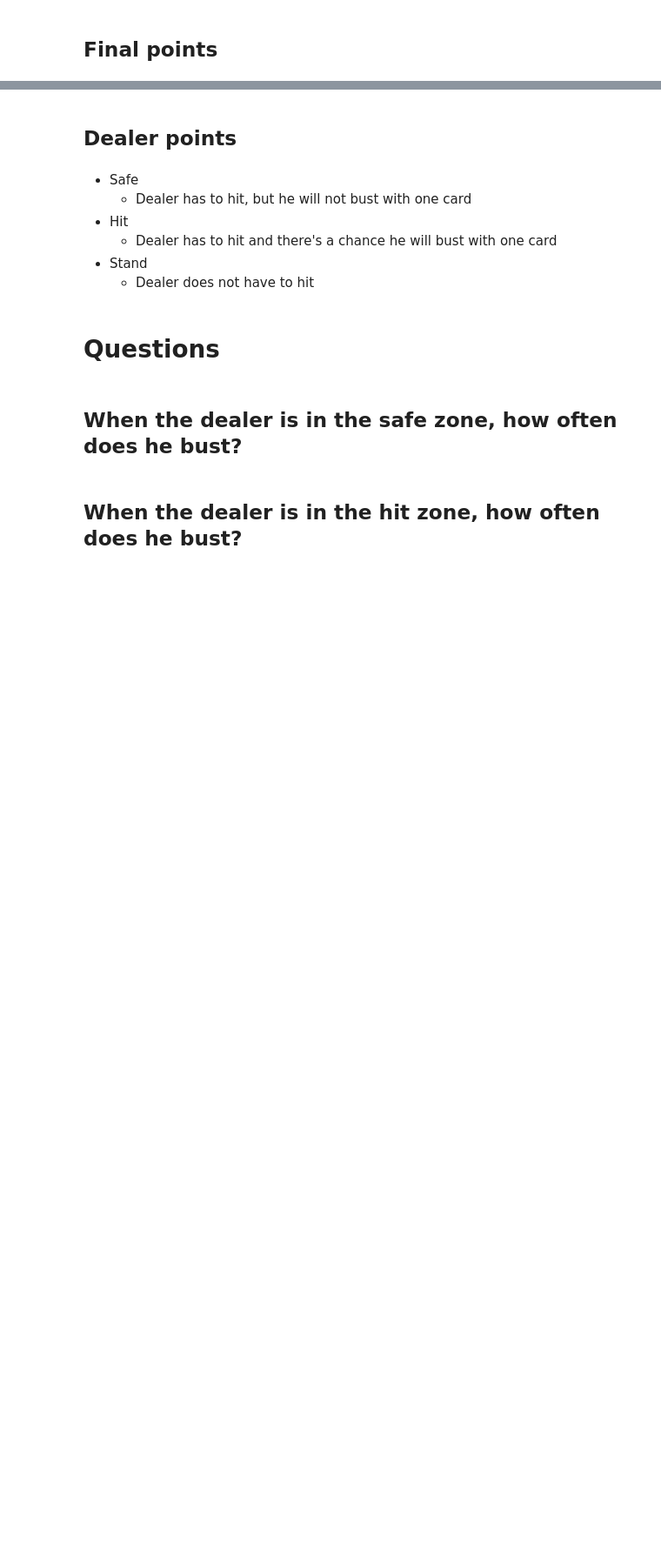
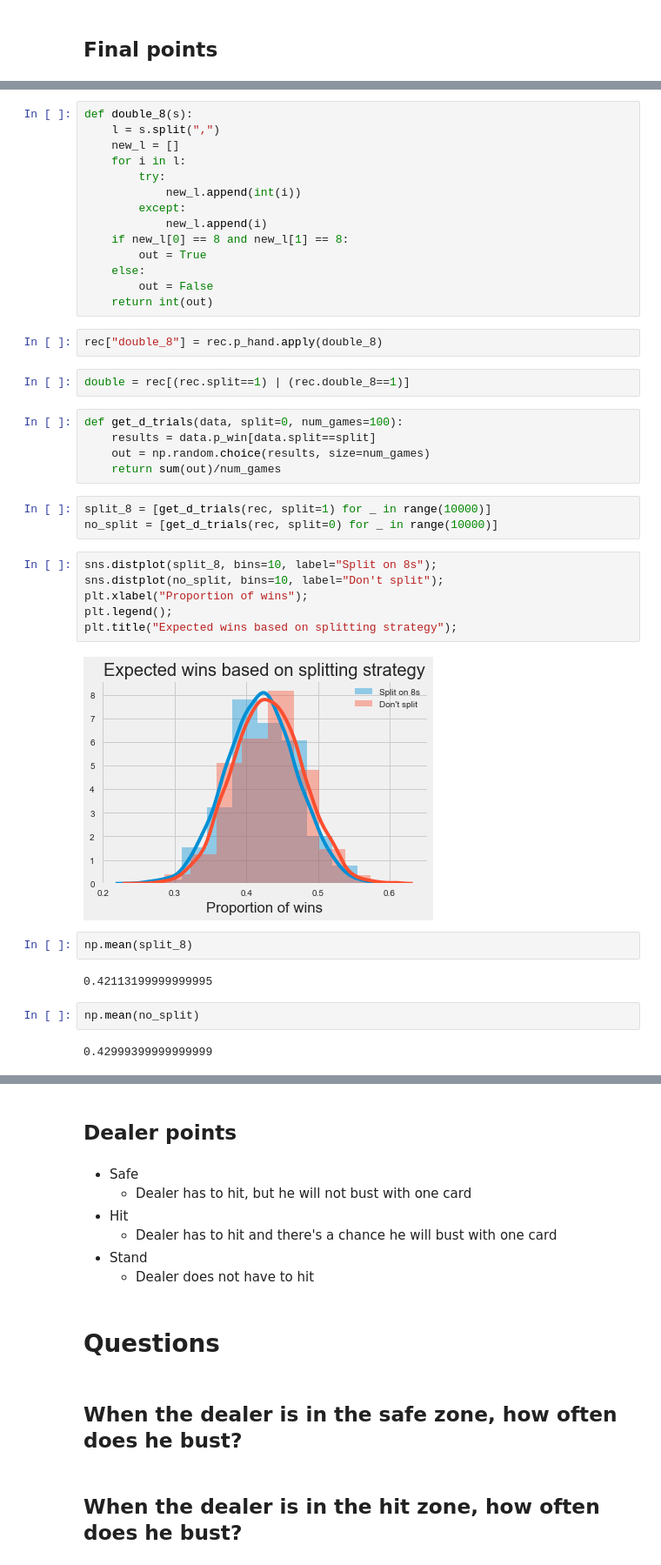
Before and after one commit to jocelyn-ong/data-science-projects, a Jupyter notebook: others/blackjack/analysis.ipynb, the cells around one changed output, grey strips where cells are left out. Shown at 87% size. Saved outputs shown, nothing was run; the diff lists cells and outputs as text; blank space fills up the shorter version.

Commit message:
We don't do better with splits

```diff
--- a/others/blackjack/analysis.ipynb
+++ b/others/blackjack/analysis.ipynb
@@ -298,0 +305,42 @@ plt.xlabel("Probability");
+# %%
+def double_8(s):
+    l = s.split(",")
+    new_l = []
+    for i in l:
+        try:
+            new_l.append(int(i))
+        except:
+            new_l.append(i)
+    if new_l[0] == 8 and new_l[1] == 8:
+        out = True
+    else:
+        out = False
+    return int(out)
+# %%
+rec["double_8"] = rec.p_hand.apply(double_8)
+# %%
+double = rec[(rec.split==1) | (rec.double_8==1)]
+# %%
+def get_d_trials(data, split=0, num_games=100):
+    results = data.p_win[data.split==split]
+    out = np.random.choice(results, size=num_games)
+    return sum(out)/num_games
+# %%
+split_8 = [get_d_trials(rec, split=1) for _ in range(10000)]
+no_split = [get_d_trials(rec, split=0) for _ in range(10000)]
+# %%
+sns.distplot(split_8, bins=10, label="Split on 8s");
+sns.distplot(no_split, bins=10, label="Don't split");
+plt.xlabel("Proportion of wins");
+plt.legend();
+plt.title("Expected wins based on splitting strategy");
+# %% [output]
+[figure, added]
+# %%
+np.mean(split_8)
+# %% [output]
+0.42113199999999995
+# %%
+np.mean(no_split)
+# %% [output]
+0.42999399999999999
```
Also changed, not shown: parts of 25 cells of this notebook.
